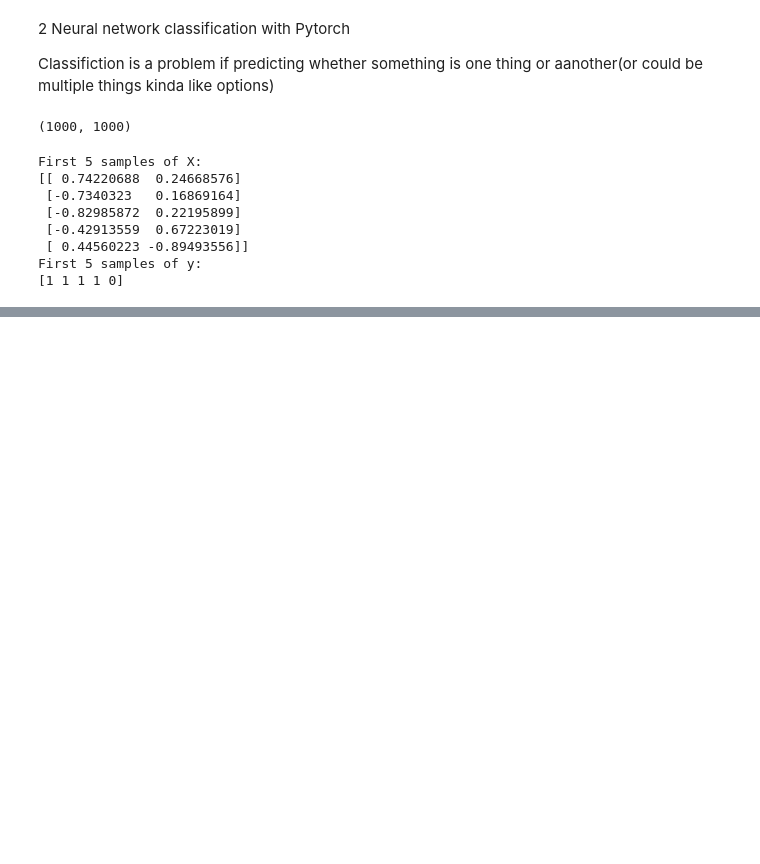
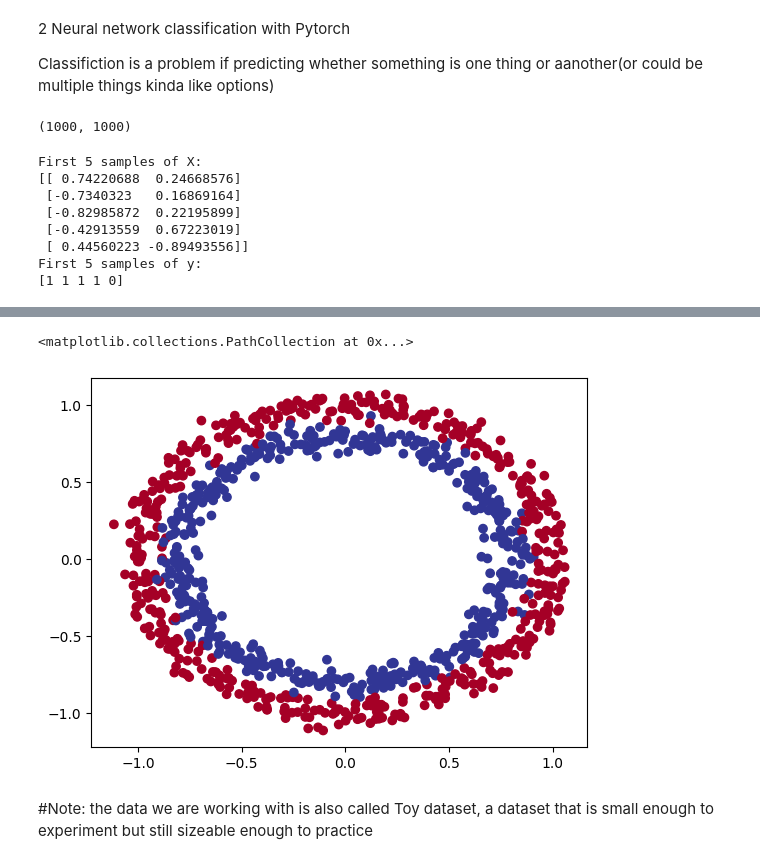
Before and after one commit to harsh24895/pyTorch, a Jupyter notebook: 2_Pytorch_classification.ipynb, the cells around one changed output, grey strips where cells are left out. Cells and saved outputs as stored; diff of their text form; code cells hidden in the pictures; blank space fills up the shorter version.

Commit message:
Visualize the data

```diff
--- a/2_Pytorch_classification.ipynb
+++ b/2_Pytorch_classification.ipynb
@@ -36,0 +54,15 @@ First 5 samples of y:
+# %%
+# Visualize  the data which we got in above results
+import matplotlib.pyplot as plt
+
+plt.scatter(x=X[:, 0],
+            y=X[:, 1],
+            c=y, #color with label
+            cmap=plt.cm.RdYlBu); #here cmap stands for color map
+
+            #here we are seeing the circle dataset which comes from sklearn toy dataset
+# %% [output]
+<matplotlib.collections.PathCollection at 0x...>
+[figure, added]
+# %% [markdown]
+#Note: the data we are working with is also called Toy dataset, a dataset that is small enough to experiment but still sizeable enough to practice
```
Also changed, not shown: parts of 3 cells of this notebook.
